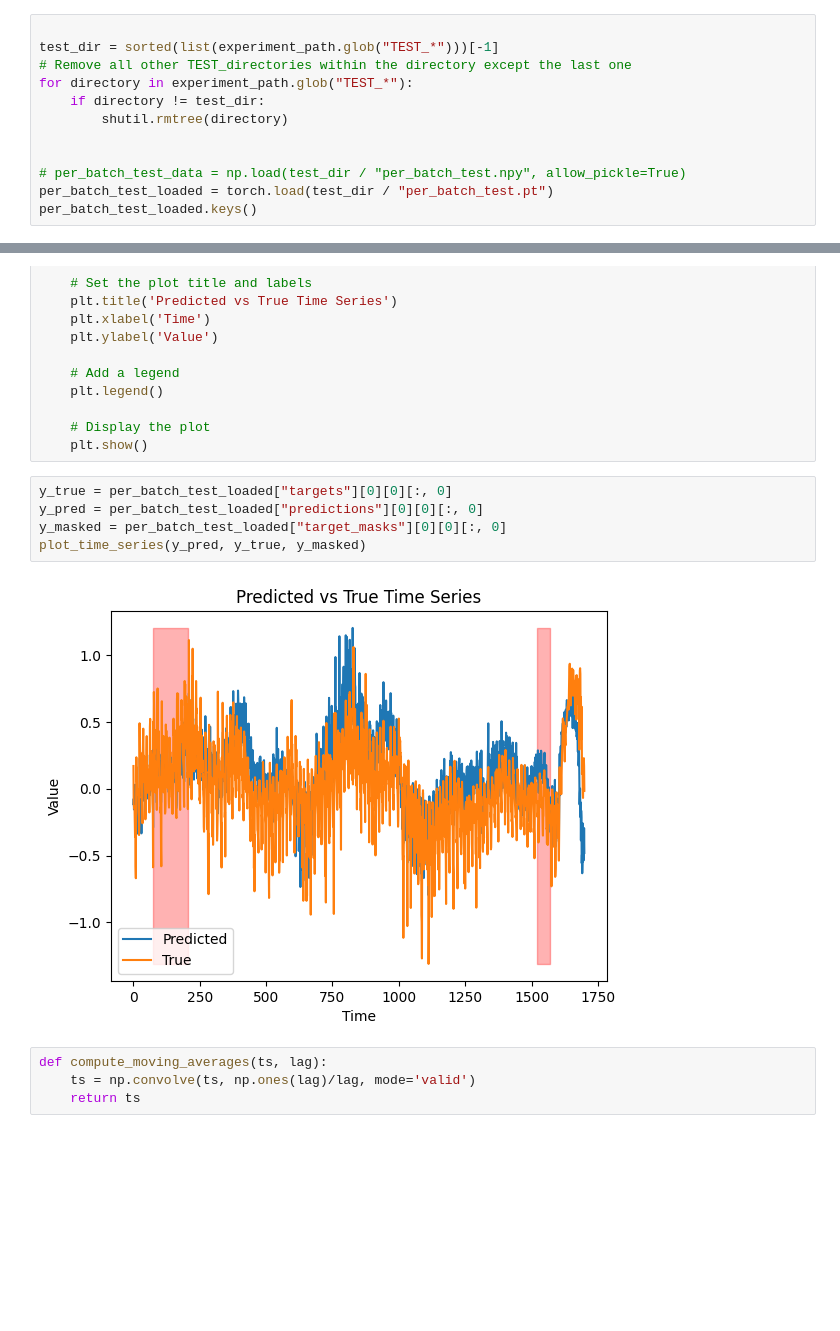
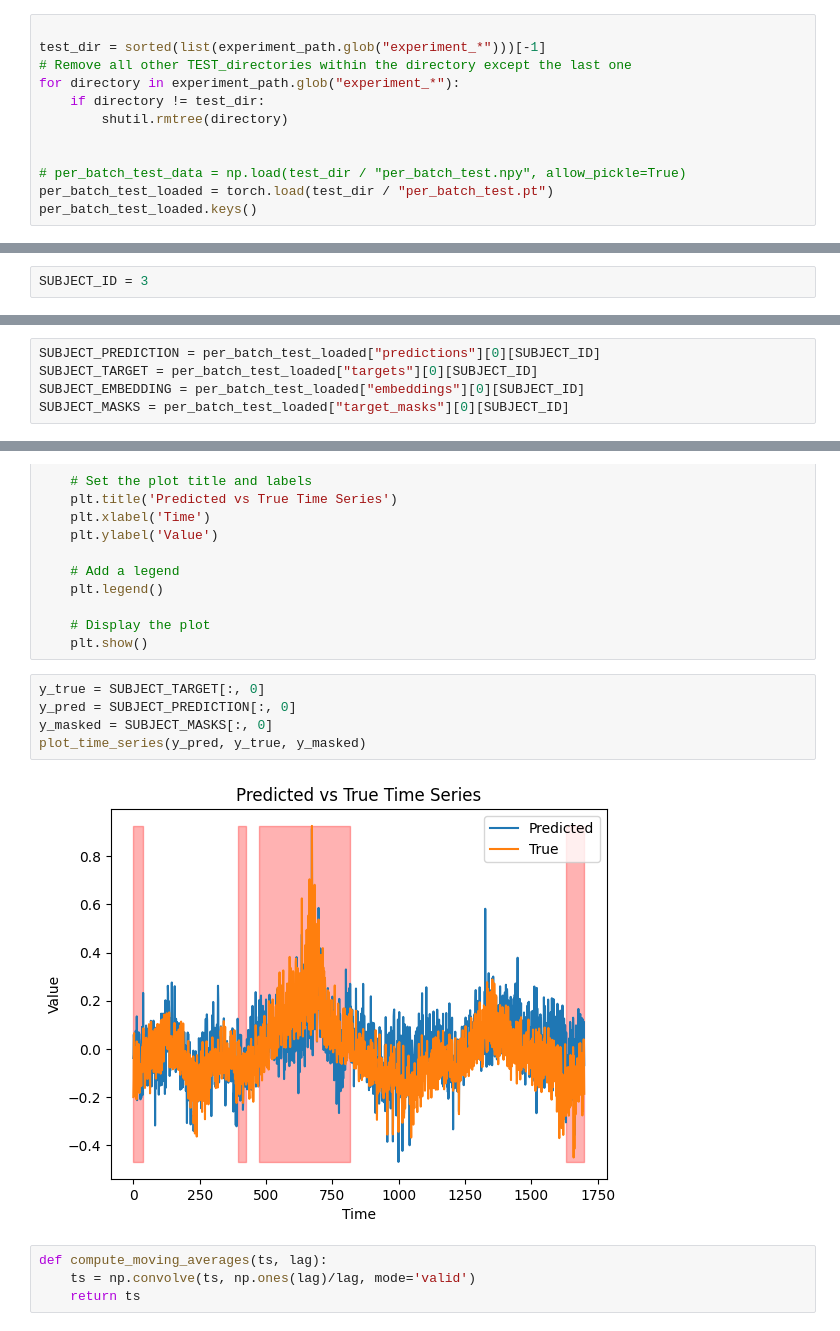
Before and after one commit to oczerwia/mvts_transformer_, a Jupyter notebook: analysis_pipeline/analyze_outputs.ipynb, the cells around one changed output, grey strips where cells are left out. Cells and saved outputs as stored; diff of their text form; blank space fills up the shorter version.

```diff
--- a/analysis_pipeline/analyze_outputs.ipynb
+++ b/analysis_pipeline/analyze_outputs.ipynb
@@ -111,9 +112,9 @@ Loaded model from /Users/oliver/TU_BERLIN/MASTER/mvts_transformer_/outputs/exper
 Evaluating   0.0% | batch:         0 of         1       |       loss: 0.380044  |       snr: -14.6617   |       correlation: 0.793719
 # %%
 
-test_dir = sorted(list(experiment_path.glob("TEST_*")))[-1]
+test_dir = sorted(list(experiment_path.glob("experiment_*")))[-1]
 # Remove all other TEST_directories within the directory except the last one
-for directory in experiment_path.glob("TEST_*"):
+for directory in experiment_path.glob("experiment_*"):
     if directory != test_dir:
         shutil.rmtree(directory)
 
@@ -157,0 +150,2 @@ plot_channels(per_batch_test_loaded["predictions"][0][0])
+# %%
+SUBJECT_ID = 3
@@ -157,0 +156,5 @@ plot_channels(per_batch_test_loaded["predictions"][0][0])
+# %%
+SUBJECT_PREDICTION = per_batch_test_loaded["predictions"][0][SUBJECT_ID]
+SUBJECT_TARGET = per_batch_test_loaded["targets"][0][SUBJECT_ID]
+SUBJECT_EMBEDDING = per_batch_test_loaded["embeddings"][0][SUBJECT_ID]
+SUBJECT_MASKS = per_batch_test_loaded["target_masks"][0][SUBJECT_ID]
@@ -210,12 +232,12 @@ def plot_time_series(y_pred, y_true, mask=None):
     # Display the plot
     plt.show()
 # %%
-y_true = per_batch_test_loaded["targets"][0][0][:, 0]
-y_pred = per_batch_test_loaded["predictions"][0][0][:, 0]
-y_masked = per_batch_test_loaded["target_masks"][0][0][:, 0]
+y_true = SUBJECT_TARGET[:, 0]
+y_pred = SUBJECT_PREDICTION[:, 0]
+y_masked = SUBJECT_MASKS[:, 0]
 plot_time_series(y_pred, y_true, y_masked)
 # %% [output]
-[figure, old version]
+[figure, new version]
 # %%
 def compute_moving_averages(ts, lag):
     ts = np.convolve(ts, np.ones(lag)/lag, mode='valid')
```
Also changed, not shown: parts of 29 cells of this notebook.
